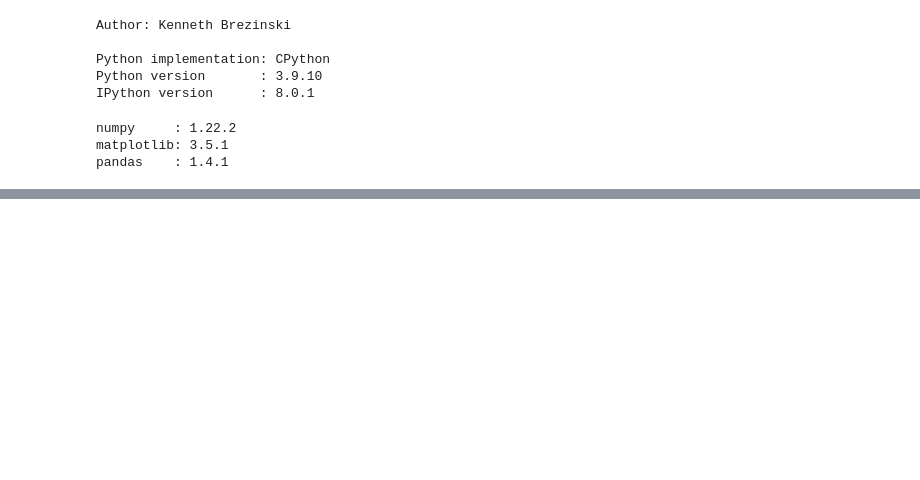
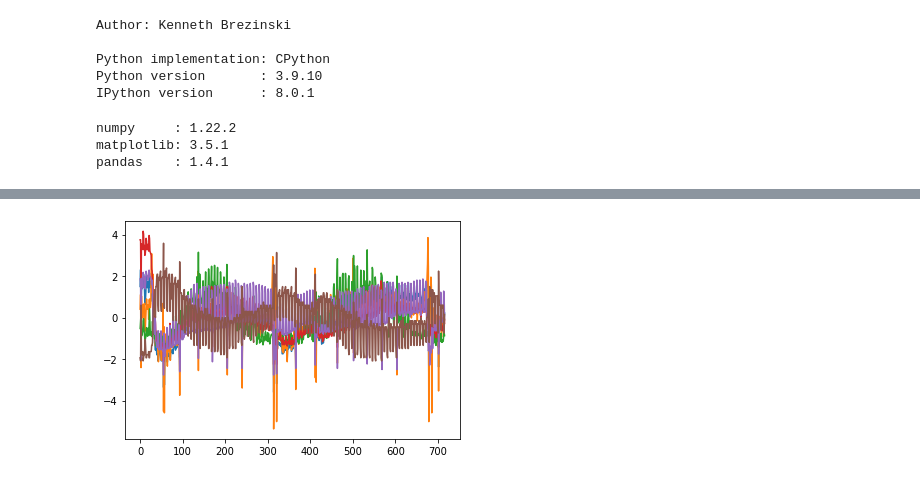
Before and after one commit to kbrezinski/COVID-BiLSTM, a Jupyter notebook: COVID-BiLSTM/process-google-data.ipynb, the cells around one changed output, grey strips where cells are left out. Drawn from its saved outputs; the diff is of its cells as text; code cells hidden in the pictures; blank space fills up the shorter version.

```diff
--- a/COVID-BiLSTM/process-google-data.ipynb
+++ b/COVID-BiLSTM/process-google-data.ipynb
@@ -72,13 +74,16 @@ for province in df_CA['location_key'].unique():
 # %%
 from sklearn.pipeline import Pipeline
 from sklearn.impute import KNNImputer
 from sklearn.preprocessing import StandardScaler
 
 ## performs quite well; better to just stick to StandardScalar
-X = df_CA[df_CA['location_key'] == 'CA_ON'].iloc[:, 2:]
+X = df[df['location_key'] == 'ON'].iloc[:, 2:]
 
 pipe = Pipeline([('scaler', StandardScaler()),
                  ('knn', KNNImputer(n_neighbors=5, weights="distance"))])
 trans = pipe.fit_transform(X)
 
 plt.plot(trans)
+plt.show()
+# %% [output]
+[figure, added]
```
Also changed, not shown: parts of 5 cells of this notebook, 2 other files.
